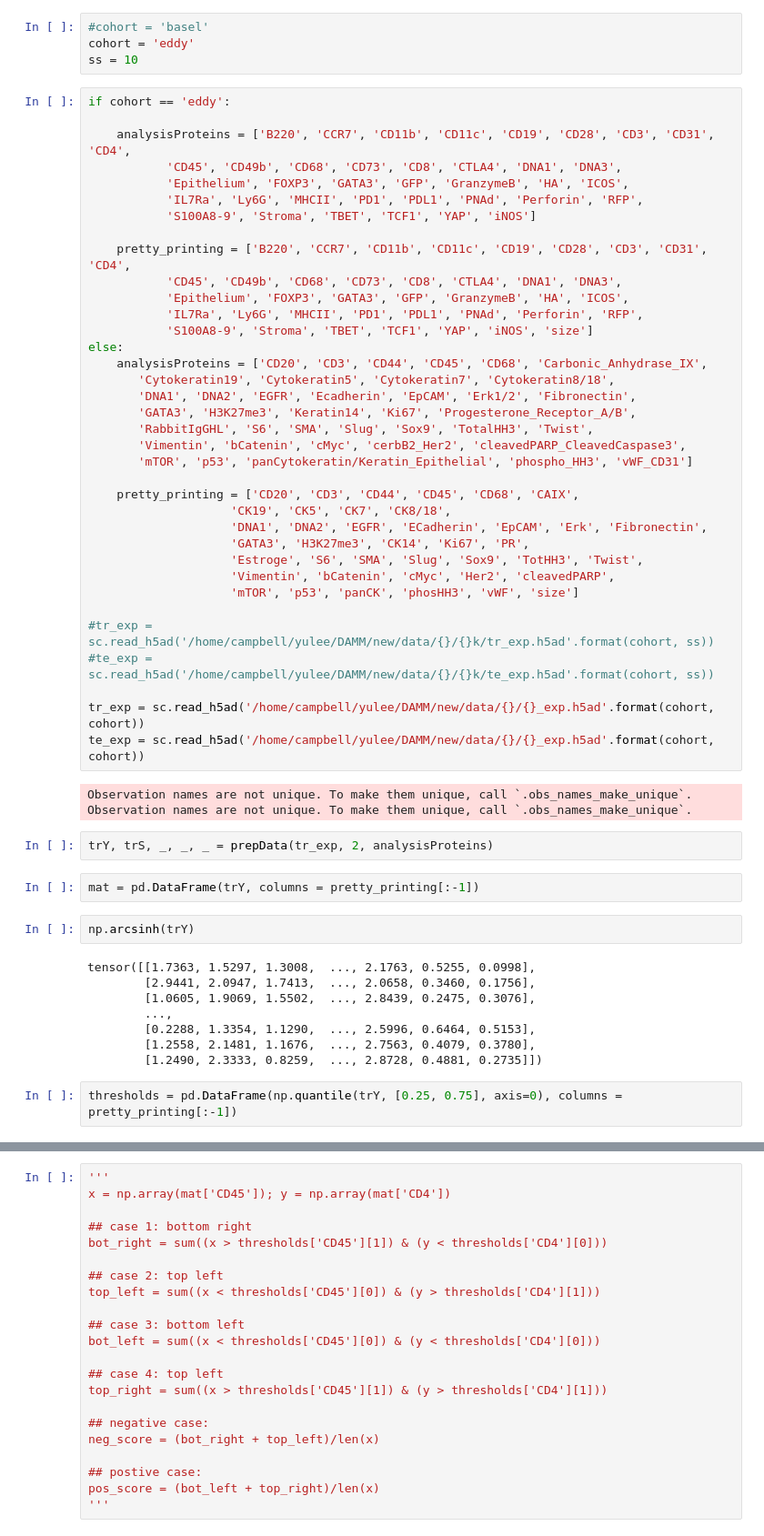
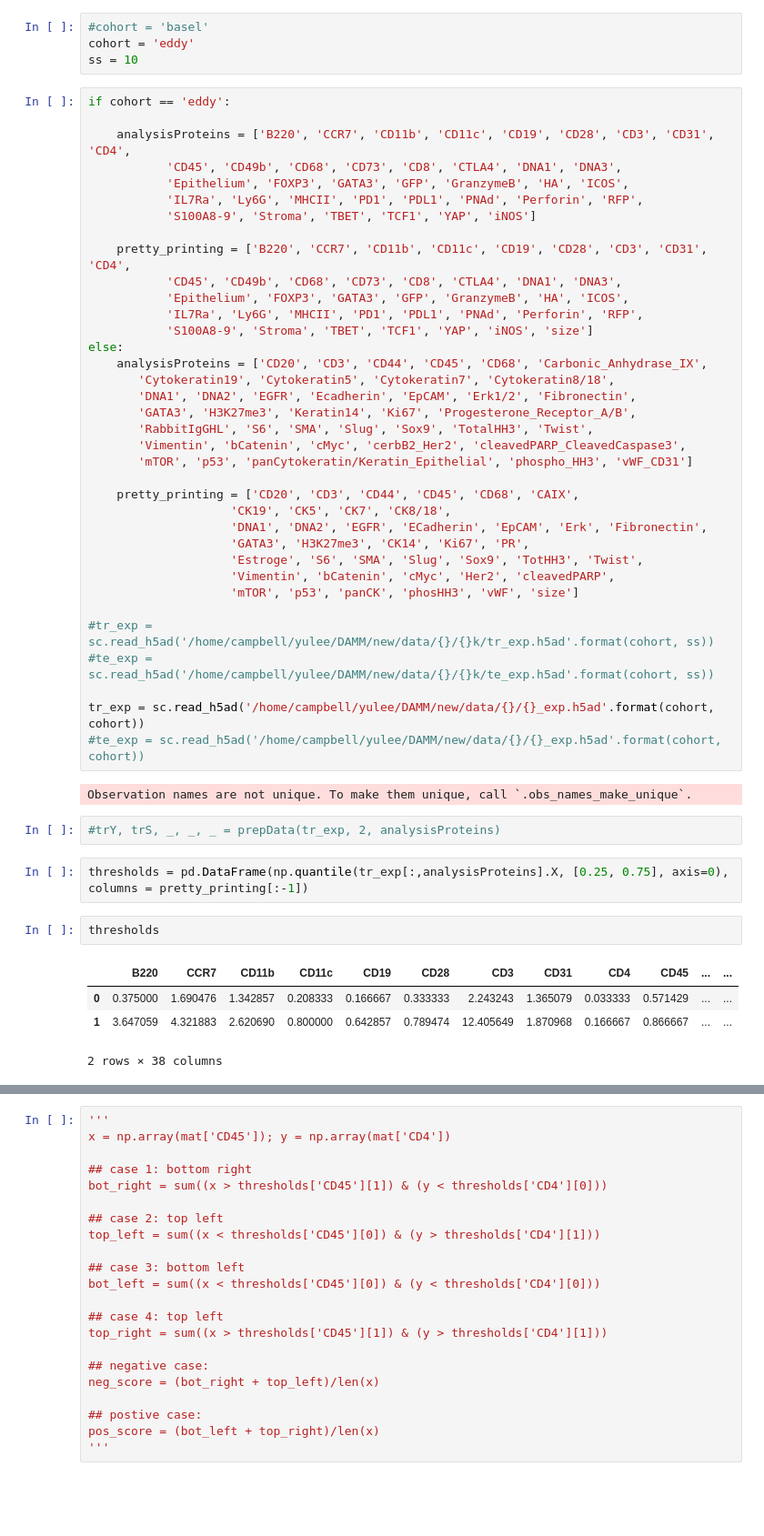
Before and after one commit to camlab-bioml/starling, a Jupyter notebook: correlation_alternative.ipynb, the cells around one changed output, grey strips where cells are left out. Shown at 91% size. Cells and saved outputs as stored; diff of their text form; blank space fills up the shorter version.

```diff
--- a/correlation_alternative.ipynb
+++ b/correlation_alternative.ipynb
@@ -47,23 +47,17 @@ else:
 #te_exp = sc.read_h5ad('/home/campbell/yulee/DAMM/new/data/{}/{}k/te_exp.h5ad'.format(cohort, ss))
 
 tr_exp = sc.read_h5ad('/home/campbell/yulee/DAMM/new/data/{}/{}_exp.h5ad'.format(cohort, cohort))
-te_exp = sc.read_h5ad('/home/campbell/yulee/DAMM/new/data/{}/{}_exp.h5ad'.format(cohort, cohort))
+#te_exp = sc.read_h5ad('/home/campbell/yulee/DAMM/new/data/{}/{}_exp.h5ad'.format(cohort, cohort))
 # %% [output]
 Observation names are not unique. To make them unique, call `.obs_names_make_unique`.
-Observation names are not unique. To make them unique, call `.obs_names_make_unique`.
 # %%
-trY, trS, _, _, _ = prepData(tr_exp, 2, analysisProteins)
+#trY, trS, _, _, _ = prepData(tr_exp, 2, analysisProteins)
-# %%
-mat = pd.DataFrame(trY, columns = pretty_printing[:-1])
-# %%
-np.arcsinh(trY)
-# %% [output]
-tensor([[1.7363, 1.5297, 1.3008,  ..., 2.1763, 0.5255, 0.0998],
-        [2.9441, 2.0947, 1.7413,  ..., 2.0658, 0.3460, 0.1756],
-        [1.0605, 1.9069, 1.5502,  ..., 2.8439, 0.2475, 0.3076],
-        ...,
-        [0.2288, 1.3354, 1.1290,  ..., 2.5996, 0.6464, 0.5153],
-        [1.2558, 2.1481, 1.1676,  ..., 2.7563, 0.4079, 0.3780],
-        [1.2490, 2.3333, 0.8259,  ..., 2.8728, 0.4881, 0.2735]])
 # %%
-thresholds = pd.DataFrame(np.quantile(trY, [0.25, 0.75], axis=0), columns = pretty_printing[:-1])
+thresholds = pd.DataFrame(np.quantile(tr_exp[:,analysisProteins].X, [0.25, 0.75], axis=0), columns = pretty_printing[:-1])
+# %%
+thresholds
+# %% [output]
+|  | B220 | CCR7 | CD11b | CD11c | CD19 | CD28 | CD3 | CD31 | CD4 | CD45 | ... | ... |
+| 0 | 0.375000 | 1.690476 | 1.342857 | 0.208333 | 0.166667 | 0.333333 | 2.243243 | 1.365079 | 0.033333 | 0.571429 | ... | ... |
+| 1 | 3.647059 | 4.321883 | 2.620690 | 0.800000 | 0.642857 | 0.789474 | 12.405649 | 1.870968 | 0.166667 | 0.866667 | ... | ... |
+2 rows × 38 columns
```
Also changed, not shown: parts of 4 cells of this notebook.
